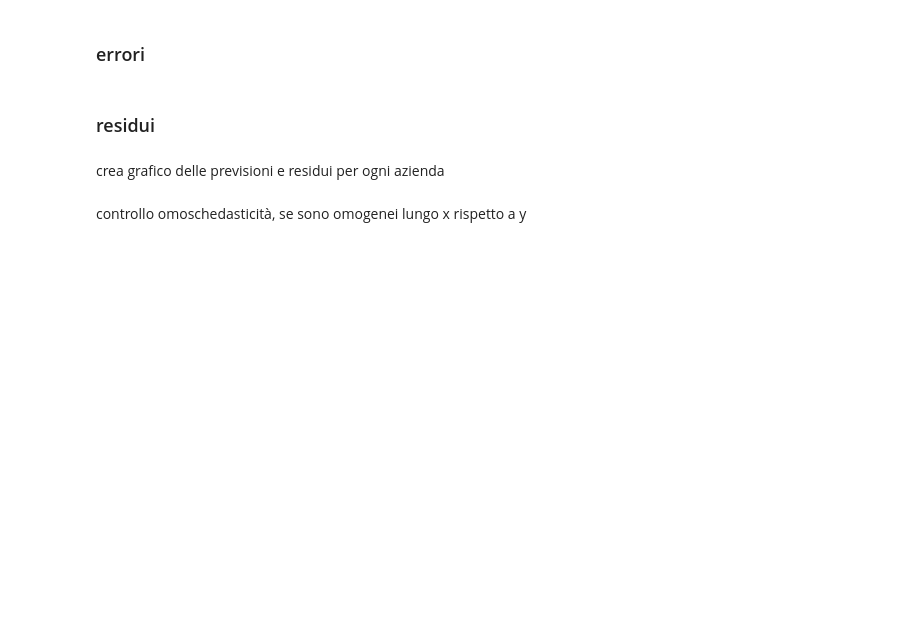
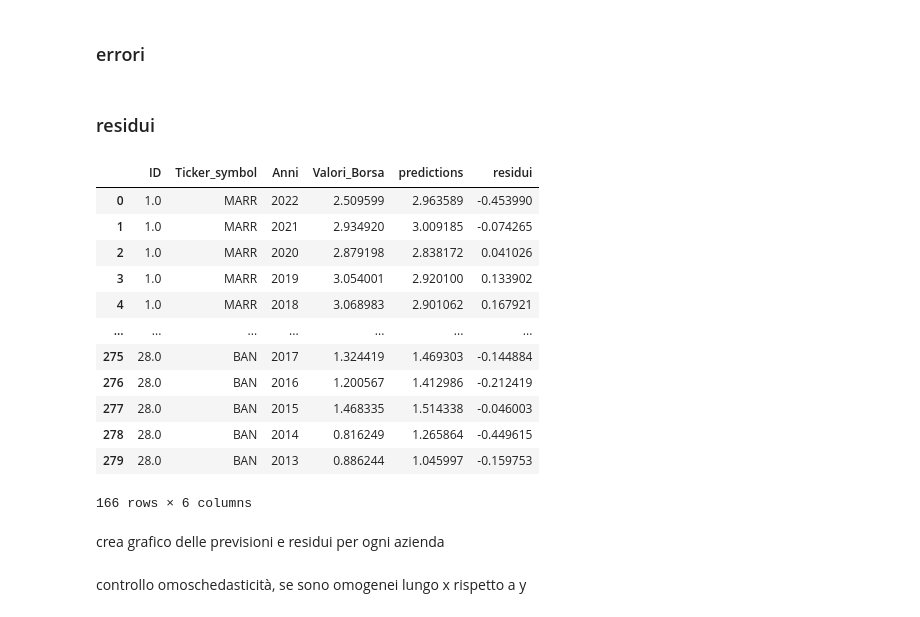
Before and after one commit to leoBitto/Tesi, a Jupyter notebook: tesi.ipynb, the cells around one changed output. Drawn from its saved outputs; the diff is of its cells as text; code cells hidden in the pictures; blank space fills up the shorter version.

```diff
--- a/tesi.ipynb
+++ b/tesi.ipynb
@@ -398,0 +486,19 @@ previsioni['residui'] = previsioni['Valori_Borsa'] - previsioni['predictions']
+# %%
+previsioni = df[['ID','Ticker_symbol','Anni', 'Valori_Borsa']].dropna()
+previsioni['predictions'] = robust_results.predict()
+previsioni['residui'] = previsioni['Valori_Borsa'] - previsioni['predictions']
+previsioni
+# %% [output]
+|  | ID | Ticker_symbol | Anni | Valori_Borsa | predictions | residui |
+| 0 | 1.0 | MARR | 2022 | 2.509599 | 2.963589 | -0.453990 |
+| 1 | 1.0 | MARR | 2021 | 2.934920 | 3.009185 | -0.074265 |
+| 2 | 1.0 | MARR | 2020 | 2.879198 | 2.838172 | 0.041026 |
+| 3 | 1.0 | MARR | 2019 | 3.054001 | 2.920100 | 0.133902 |
+| 4 | 1.0 | MARR | 2018 | 3.068983 | 2.901062 | 0.167921 |
+| ... | ... | ... | ... | ... | ... | ... |
+| 275 | 28.0 | BAN | 2017 | 1.324419 | 1.469303 | -0.144884 |
+| 276 | 28.0 | BAN | 2016 | 1.200567 | 1.412986 | -0.212419 |
+| 277 | 28.0 | BAN | 2015 | 1.468335 | 1.514338 | -0.046003 |
+| 278 | 28.0 | BAN | 2014 | 0.816249 | 1.265864 | -0.449615 |
+| 279 | 28.0 | BAN | 2013 | 0.886244 | 1.045997 | -0.159753 |
+166 rows × 6 columns
```
Also changed, not shown: parts of 14 cells of this notebook, 11 other files.
